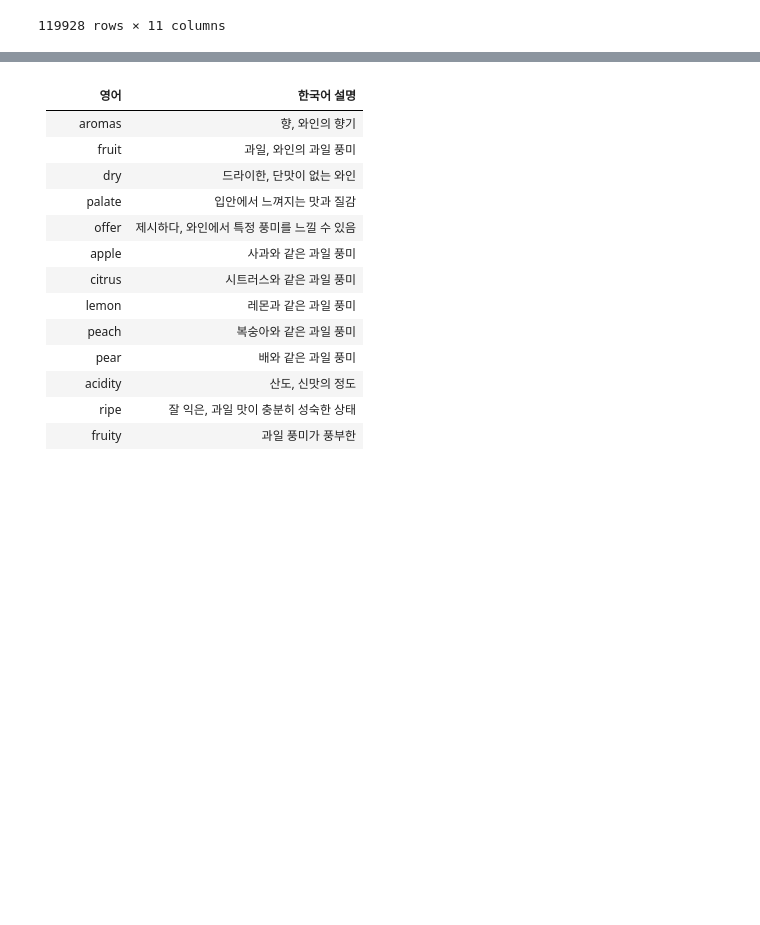
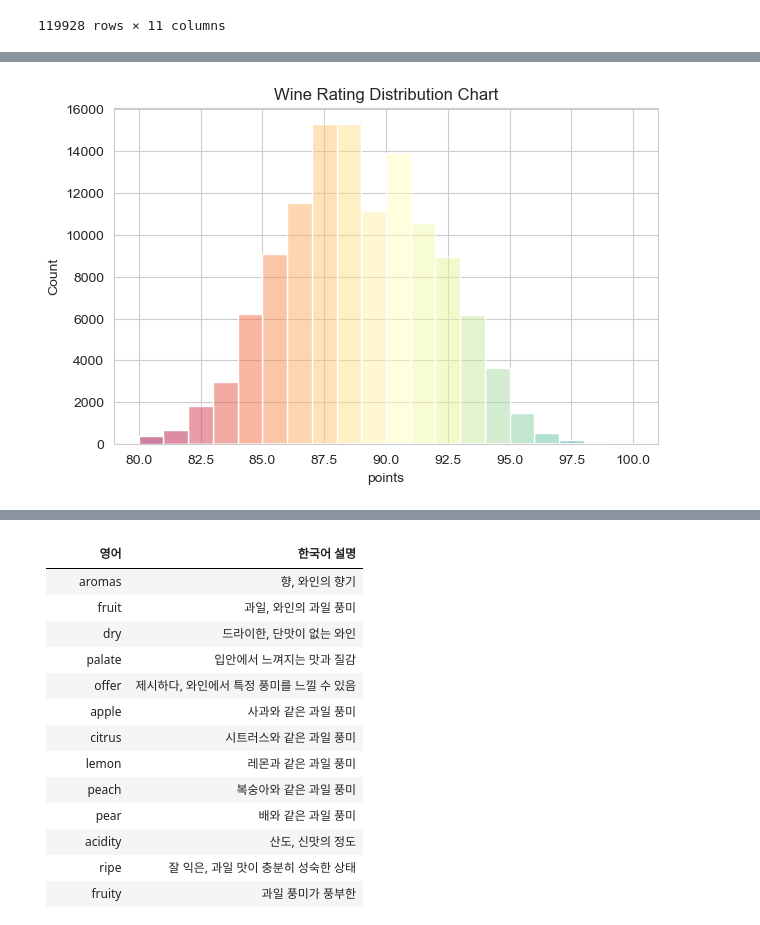
Before and after one commit to yejinlee99/DA36_mini2_Dionysus, a Jupyter notebook: wine_beginner.ipynb, the cells around one changed output, grey strips where cells are left out. Saved outputs shown, nothing was run; the diff lists cells and outputs as text; code cells hidden in the pictures; blank space fills up the shorter version.

```diff
--- a/wine_beginner.ipynb
+++ b/wine_beginner.ipynb
@@ -127,0 +192,8 @@ wine
+# %%
+sns.histplot(data=wine, x='points', bins=20, hue='points', palette='Spectral')
+plt.title('Wine Rating Distribution Chart')
+plt.tight_layout()
+plt.legend().remove()
+plt.show()
+# %% [output]
+[figure, added]
```
Also changed, not shown: parts of 8 cells of this notebook.
